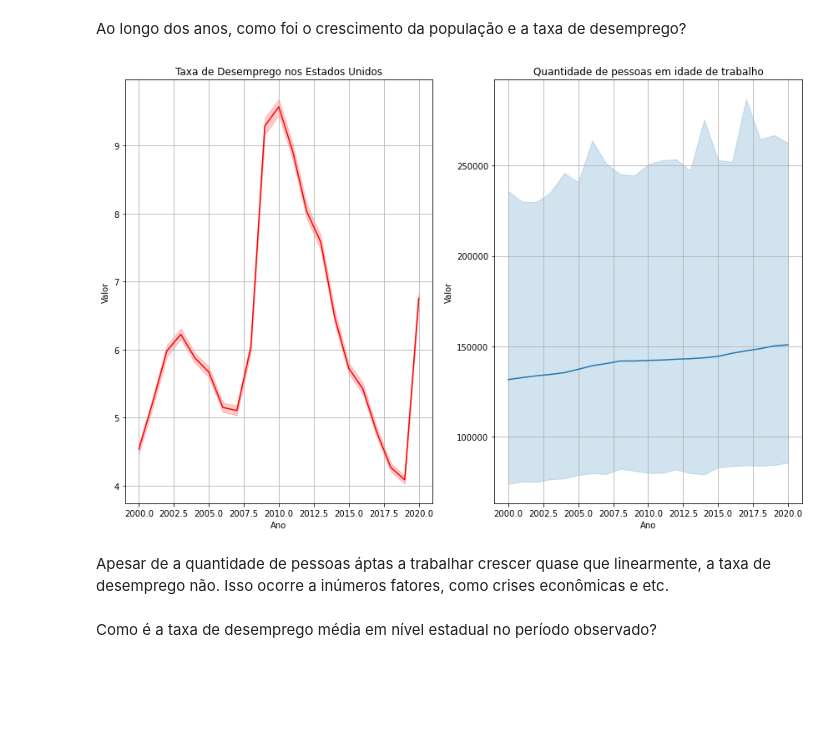
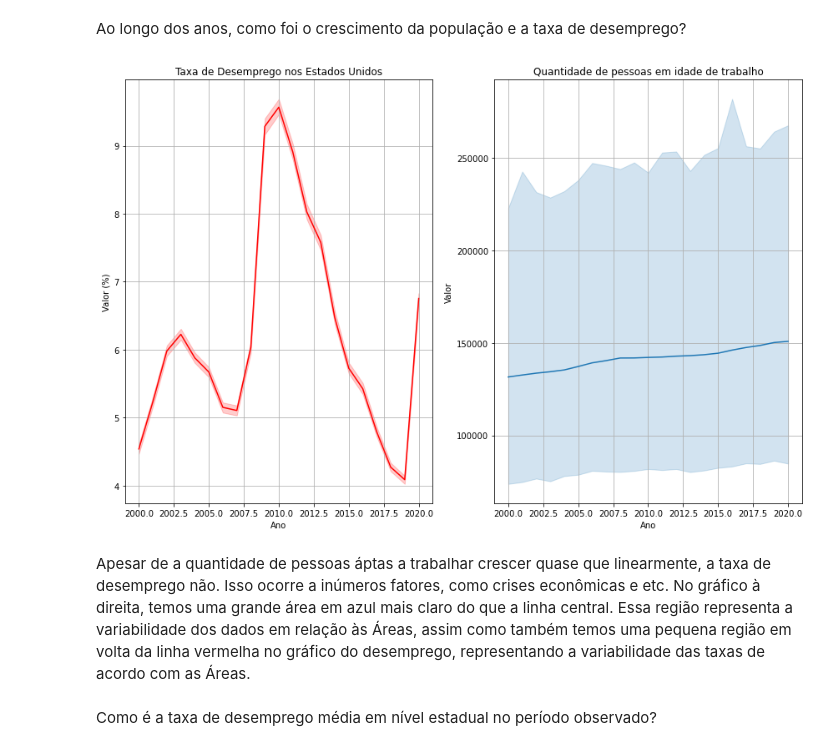
Before and after one commit to micheldearaujo/02-Analise_de_Dados-CIn, a Jupyter notebook: Análise_Dados.ipynb, the cells around one changed output. Drawn from its saved outputs; the diff is of its cells as text; code cells hidden in the pictures; blank space fills up the shorter version.

```diff
--- a/Análise_Dados.ipynb
+++ b/Análise_Dados.ipynb
@@ -357,0 +446,3 @@ desemprego
+# %%
+valoresAptosTrabalhar = desemprego[desemprego["Variavel"] == 'aptosTrabalhar']["value"].values
+valoresTaxaDesemprego = desemprego[desemprego["Variavel"] == 'taxaDesemprego']["value"].values
@@ -357,0 +458,10 @@ desemprego
+# %%
+# Selecionando a metade do DataFrame
+desemprego = desemprego[desemprego["Variavel"] == 'aptosTrabalhar']
+# %%
+# Dropando as colunas que não serão utilizadas
+desemprego = desemprego.drop(["Variavel", "value"], axis=1)
+# %%
+# Adicionando as novas colunas
+desemprego["taxaDesemprego"] = valoresTaxaDesemprego
+desemprego["aptosTrabalhar"] = valoresAptosTrabalhar
@@ -382,31 +503,31 @@ Podemos perceber que, no período observado, o ano com pior taxa de desemprego f
 Ao longo dos anos, como foi o crescimento da população e a taxa de desemprego?
 # %%
 fig, axs = plt.subplots(1, 2, figsize=(12,8))
-sns.lineplot(data=desemprego[desemprego.variavel=='taxaDesemprego'],
-            x='ano',
-            y='value', ax=axs[0],
+sns.lineplot(data=desemprego,
+            x='Ano',
+            y='taxaDesemprego', ax=axs[0],
             color='red')
 axs[0].set_xlabel('Ano')
-axs[0].set_ylabel('Valor')
+axs[0].set_ylabel('Valor (%)')
 axs[0].set_title("Taxa de Desemprego nos Estados Unidos")
 axs[0].grid()
 
 
-sns.lineplot(data=desemprego[desemprego.variavel=='aptosTrabalhar'],
-            x='ano',
-            y='value', ax=axs[1])
+sns.lineplot(data=desemprego,
+            x='Ano',
+            y='aptosTrabalhar', ax=axs[1])
 
 axs[1].set_xlabel('Ano')
 axs[1].set_ylabel('Valor')
 axs[1].set_title("Quantidade de pessoas em idade de trabalho")
 axs[1].grid()
 plt.tight_layout()
 
 plt.show()
 # %% [output]
-[figure, old version]
+[figure, new version]
 # %% [markdown]
-Apesar de a quantidade de pessoas áptas a trabalhar crescer quase que linearmente, a taxa de desemprego não. Isso ocorre a inúmeros fatores, como crises econômicas e etc.
+Apesar de a quantidade de pessoas áptas a trabalhar crescer quase que linearmente, a taxa de desemprego não. Isso ocorre a inúmeros fatores, como crises econômicas e etc. No gráfico à direita, temos uma grande área em azul mais claro do que a linha central. Essa região representa a variabilidade dos dados em relação às Áreas, assim como também temos uma pequena região em volta da linha vermelha no gráfico do desemprego, representando a variabilidade das taxas de acordo com as Áreas.
 # %% [markdown]
 Como é a taxa de desemprego média em nível estadual no período observado?
 # %%
```
Also changed, not shown: parts of 106 cells of this notebook.
